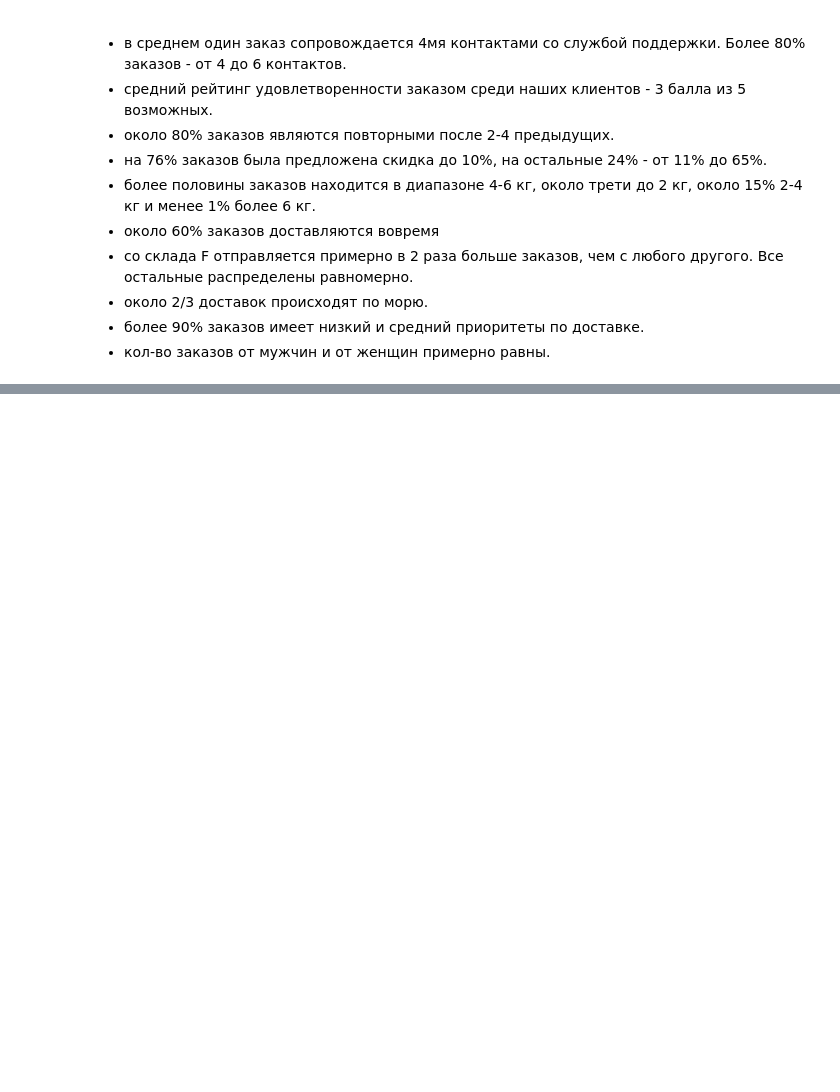
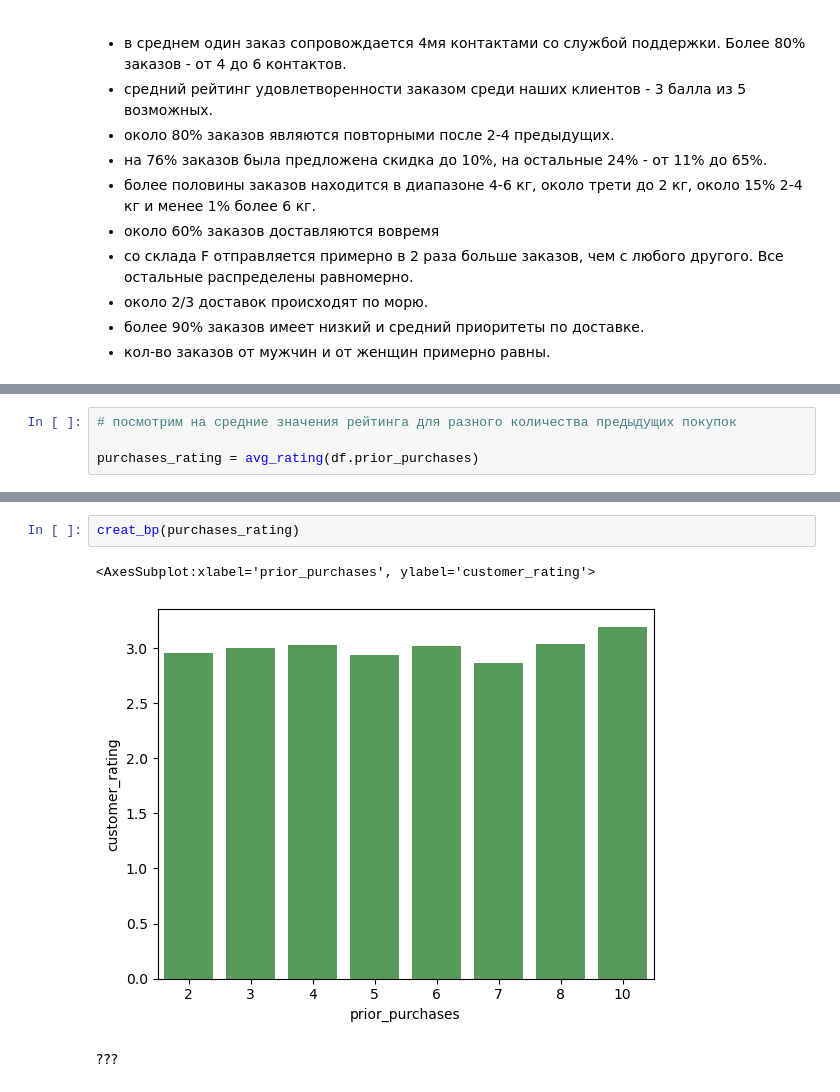
Before and after one commit to DmitriyRys/e_commerce_delivery, a Jupyter notebook: shipping_ecommerce_analysis.ipynb, the cells around one changed output, grey strips where cells are left out. Drawn from its saved outputs; the diff is of its cells as text; blank space fills up the shorter version.

```diff
--- a/shipping_ecommerce_analysis.ipynb
+++ b/shipping_ecommerce_analysis.ipynb
@@ -390,0 +433,4 @@ perc_table(df.gender)
+# %%
+# посмотрим на средние значения рейтинга для разного количества предыдущих покупок
+
+purchases_rating = avg_rating(df.prior_purchases)
@@ -390,0 +449,7 @@ perc_table(df.gender)
+# %%
+creat_bp(purchases_rating)
+# %% [output]
+<AxesSubplot:xlabel='prior_purchases', ylabel='customer_rating'>
+[figure, added]
+# %% [markdown]
+???
```
Also changed, not shown: parts of 12 cells of this notebook.
